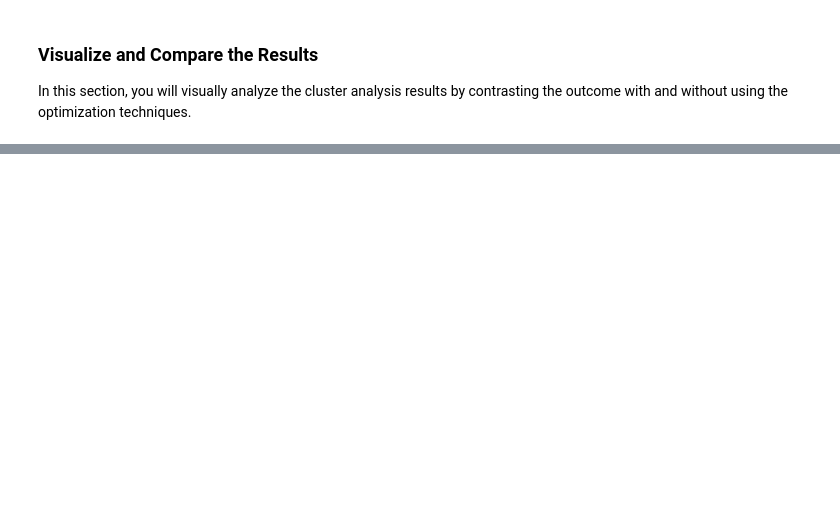
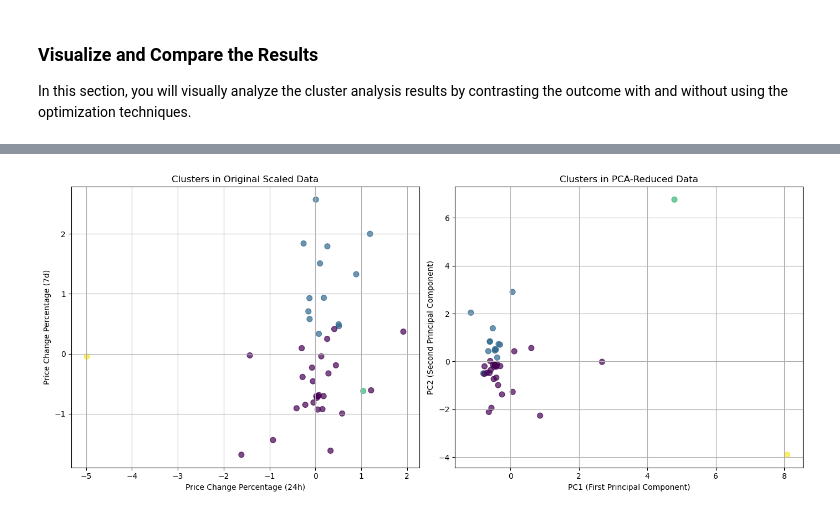
Before and after one commit to cmaijala/CryptoClustering, a Jupyter notebook: Crypto_Clustering.ipynb, the cells around one changed output, grey strips where cells are left out. Drawn from its saved outputs; the diff is of its cells as text; code cells hidden in the pictures; blank space fills up the shorter version.

```diff
--- a/Crypto_Clustering.ipynb
+++ b/Crypto_Clustering.ipynb
@@ -471,0 +497,40 @@ In this section, you will visually analyze the cluster analysis results by contr
+# %%
+# Composite plot to contrast the clusters
+# # Create a figure and axis with 2 subplots side by side (1 row, 2 columns)
+fig, axes = plt.subplots(1, 2, figsize=(14, 6))
+
+# Plot the clusters for the original scaled data
+axes[0].scatter(
+    market_df_scaled_copy["price_change_percentage_24h"],
+    market_df_scaled_copy["price_change_percentage_7d"],
+    c=market_df_scaled_copy["Cluster"],
+    cmap='viridis',
+    s=50,
+    alpha=0.7
+)
+axes[0].set_xlabel("Price Change Percentage (24h)")
+axes[0].set_ylabel("Price Change Percentage (7d)")
+axes[0].set_title("Clusters in Original Scaled Data")
+axes[0].grid(True)
+
+# Plot the clusters for the PCA-reduced data
+axes[1].scatter(
+    pca_df_copy["PC1"],
+    pca_df_copy["PC2"],
+    c=pca_df_copy["Cluster"],
+    cmap='viridis',
+    s=50,
+    alpha=0.7
+)
+axes[1].set_xlabel("PC1 (First Principal Component)")
+axes[1].set_ylabel("PC2 (Second Principal Component)")
+axes[1].set_title("Clusters in PCA-Reduced Data")
+axes[1].grid(True)
+
+# Adjust layout for better spacing between plots
+plt.tight_layout()
+
+# Display the composite plot
+plt.show()
+# %% [output]
+[figure, added]
```
Also changed, not shown: parts of 6 cells of this notebook.
